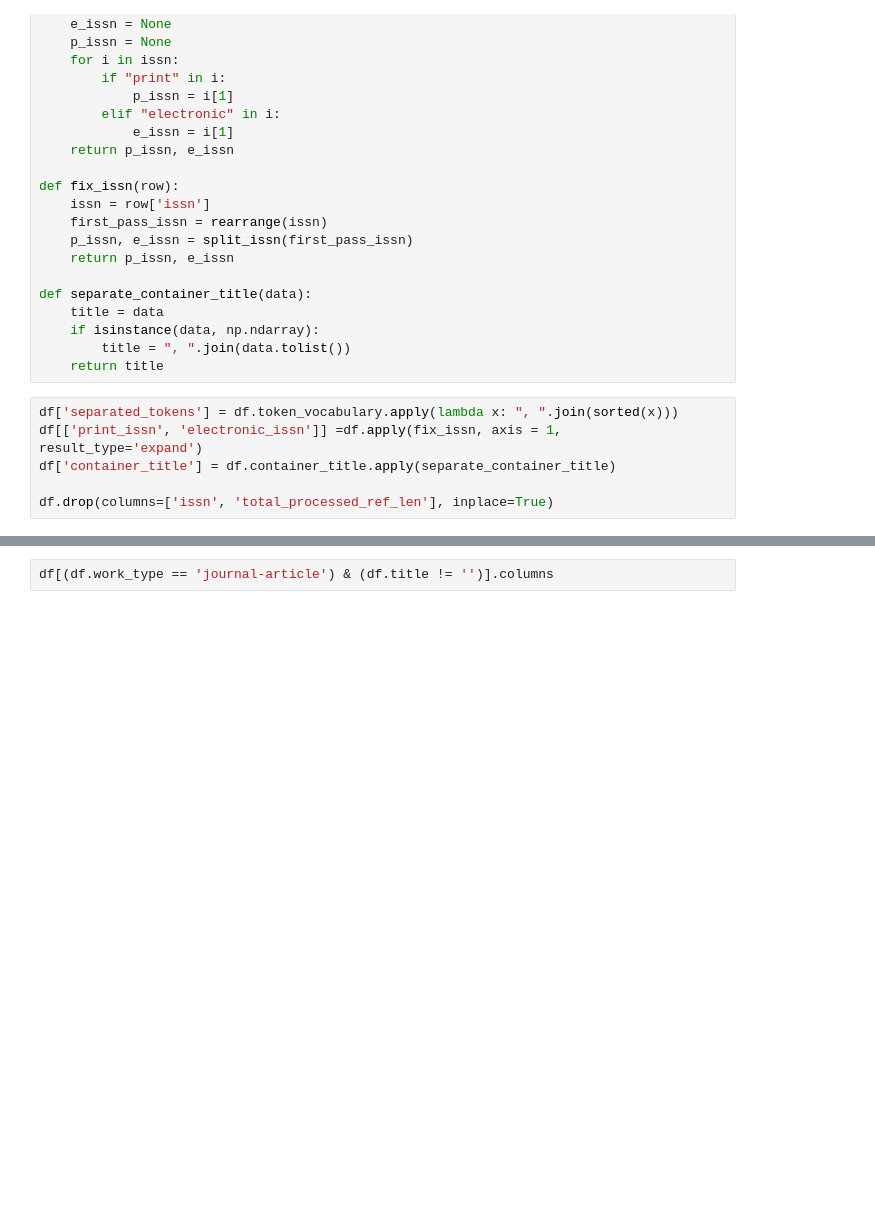
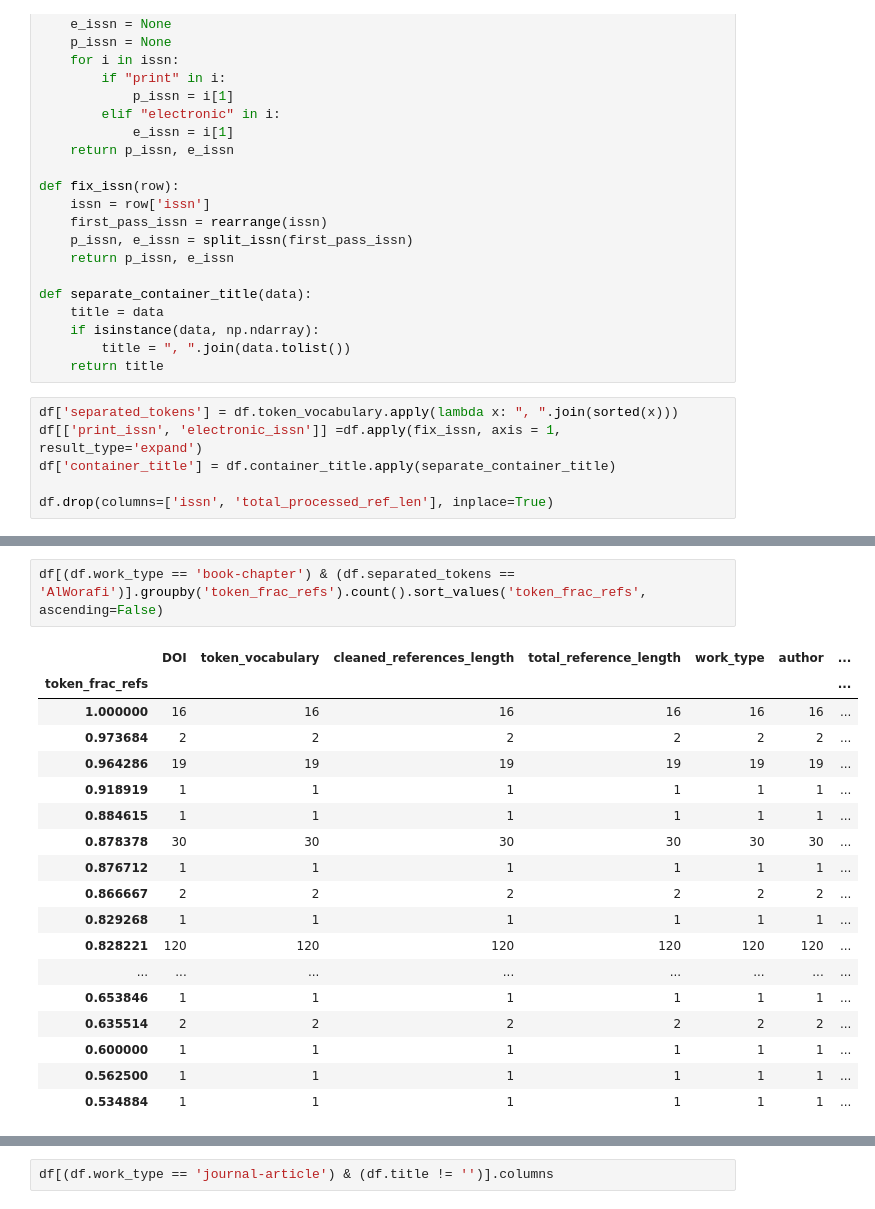
Before and after one commit to eshadatta/sneaked_refs_explorations, a Jupyter notebook: cluster_similar_titles.ipynb, the cells around one changed output, grey strips where cells are left out. Drawn from its saved outputs; the diff is of its cells as text; blank space fills up the shorter version.

```diff
--- a/cluster_similar_titles.ipynb
+++ b/cluster_similar_titles.ipynb
@@ -44,3 +44,24 @@ df.head(5)
 | 2 | 10.1108/02656719410051643 | [supplied] | 0.586207 | 29 | 29 | journal-article | ... |
 | 3 | 10.1108/13665629810209066 | [Teare] | 0.730769 | 26 | 26 | journal-article | ... |
 | 4 | 10.1108/03068299710178874 | [Weber] | 0.757576 | 33 | 33 | journal-article | ... |
+# %%
+df[(df.work_type == 'book-chapter') & (df.separated_tokens == 'AlWorafi')].groupby('token_frac_refs').count().sort_values('token_frac_refs', ascending=False)
+# %% [output]
+|  | DOI | token_vocabulary | cleaned_references_length | total_reference_length | work_type | author | ... |
+| token_frac_refs |  |  |  |  |  |  | ... |
+| 1.000000 | 16 | 16 | 16 | 16 | 16 | 16 | ... |
+| 0.973684 | 2 | 2 | 2 | 2 | 2 | 2 | ... |
+| 0.964286 | 19 | 19 | 19 | 19 | 19 | 19 | ... |
+| 0.918919 | 1 | 1 | 1 | 1 | 1 | 1 | ... |
+| 0.884615 | 1 | 1 | 1 | 1 | 1 | 1 | ... |
+| 0.878378 | 30 | 30 | 30 | 30 | 30 | 30 | ... |
+| 0.876712 | 1 | 1 | 1 | 1 | 1 | 1 | ... |
+| 0.866667 | 2 | 2 | 2 | 2 | 2 | 2 | ... |
+| 0.829268 | 1 | 1 | 1 | 1 | 1 | 1 | ... |
+| 0.828221 | 120 | 120 | 120 | 120 | 120 | 120 | ... |
+| ... | ... | ... | ... | ... | ... | ... | ... |
+| 0.653846 | 1 | 1 | 1 | 1 | 1 | 1 | ... |
+| 0.635514 | 2 | 2 | 2 | 2 | 2 | 2 | ... |
+| 0.600000 | 1 | 1 | 1 | 1 | 1 | 1 | ... |
+| 0.562500 | 1 | 1 | 1 | 1 | 1 | 1 | ... |
+| 0.534884 | 1 | 1 | 1 | 1 | 1 | 1 | ... |
```
Also changed, not shown: parts of 29 cells of this notebook.
